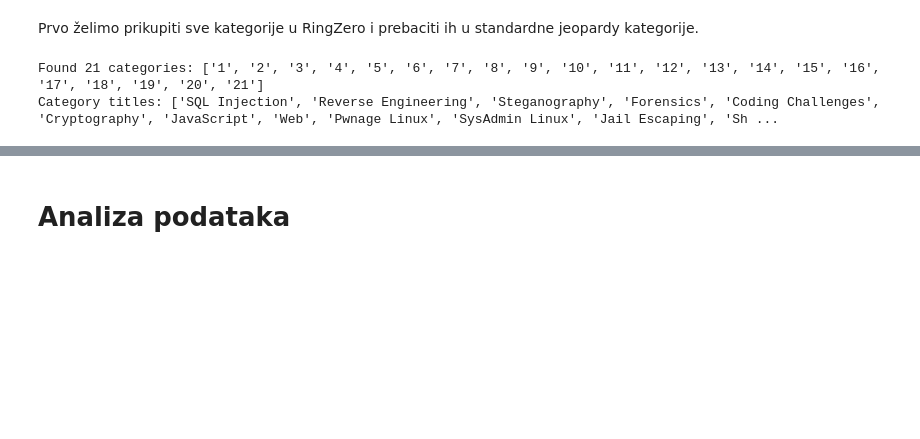
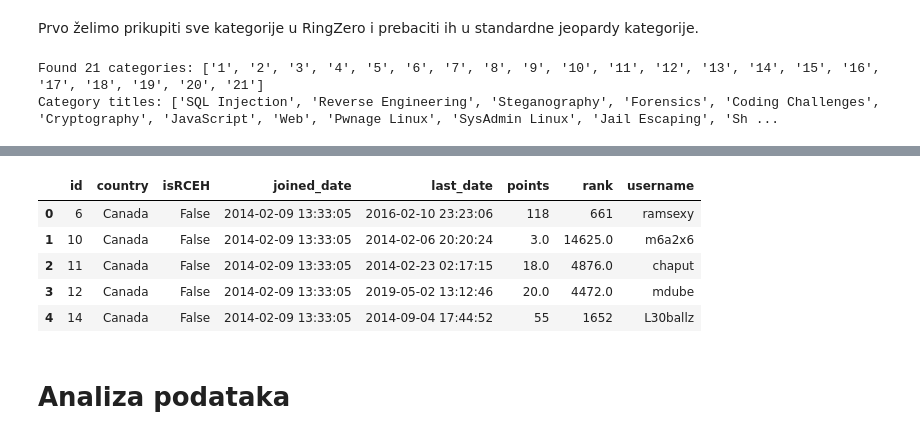
Before and after one commit to dfili/DIPRAD, a Jupyter notebook: RingZer0_analiza.ipynb, the cells around one changed output, grey strips where cells are left out. Saved outputs shown, nothing was run; the diff lists cells and outputs as text; code cells hidden in the pictures; blank space fills up the shorter version.

Commit message:
kod za popunjavanje users tablice

```diff
--- a/RingZer0_analiza.ipynb
+++ b/RingZer0_analiza.ipynb
@@ -164,0 +158,2 @@ challenges_df.to_csv('challenges1.csv', index=False)
+# %%
+users_df = pd.read_csv('users1.csv')
@@ -164,0 +162,29 @@ challenges_df.to_csv('challenges1.csv', index=False)
+# %%
+import json
+import concurrent
+from tqdm import tqdm
+
+def fetch_user(id):
+    url = f"https://ringzer0ctf.com/api/user/info/{id}"
+    response = call_api(url)
+    # dodati error handling
+    try:
+        user_info = response['data']['users'][0]['user']
+        return({
+            "id": id,
+            "joined_date": user_info['memberSince'],
+            "last_date": user_info['lastFlag'],
+            "points": user_info['points'],
+            "rank": user_info['rank']
+        })
+    except (json.JSONDecodeError, Exception) as e:
+        print(f"Error retrieving user info for ID {id}: {e}")
+
+user_data = []
+ids = users_df['id'].iloc[15740:]
+
+with concurrent.futures.ThreadPoolExecutor(max_workers=10) as executor:
+    results = executor.map(fetch_user, ids)
+    for result in tqdm(results, total=len(ids)):
+        if result is not None:
+            user_data.append(result)
@@ -164,0 +215,16 @@ challenges_df.to_csv('challenges1.csv', index=False)
+# %%
+user_update_df = pd.DataFrame(user_data)
+
+users_df_indexed = users_df.set_index("id")
+user_update_df_indexed = user_update_df.set_index("id")
+
+# Combine, preferring non-null values from user_update_df
+users_df_combined = users_df_indexed.combine_first(user_update_df_indexed).reset_index()
+users_df_combined.head()
+# %% [output]
+|  | id | country | isRCEH | joined_date | last_date | points | rank | username |
+| 0 | 6 | Canada | False | 2014-02-09 13:33:05 | 2016-02-10 23:23:06 | 118 | 661 | ramsexy |
+| 1 | 10 | Canada | False | 2014-02-09 13:33:05 | 2014-02-06 20:20:24 | 3.0 | 14625.0 | m6a2x6 |
+| 2 | 11 | Canada | False | 2014-02-09 13:33:05 | 2014-02-23 02:17:15 | 18.0 | 4876.0 | chaput |
+| 3 | 12 | Canada | False | 2014-02-09 13:33:05 | 2019-05-02 13:12:46 | 20.0 | 4472.0 | mdube |
+| 4 | 14 | Canada | False | 2014-02-09 13:33:05 | 2014-09-04 17:44:52 | 55 | 1652 | L30ballz |
```
Also changed, not shown: parts of 33 cells of this notebook, 1 other file.
